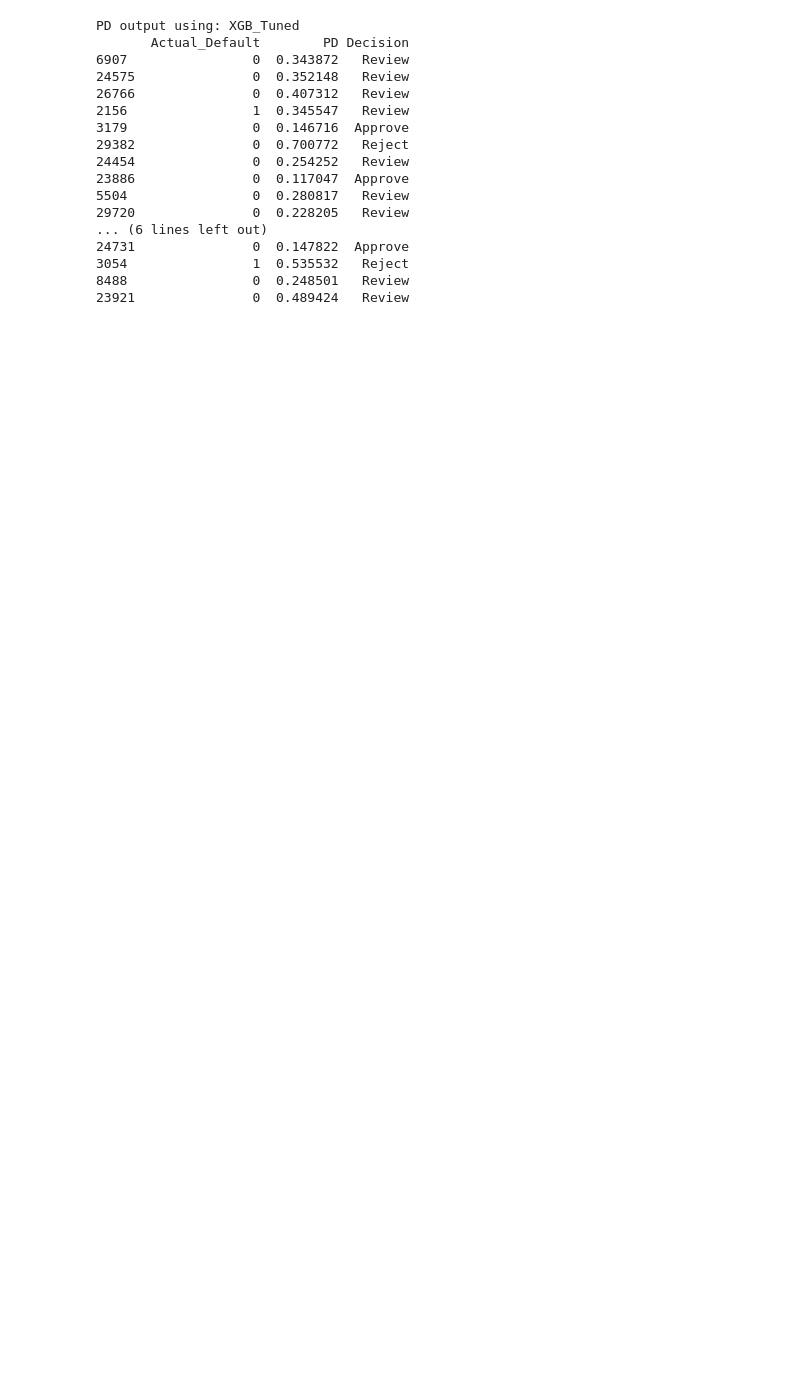
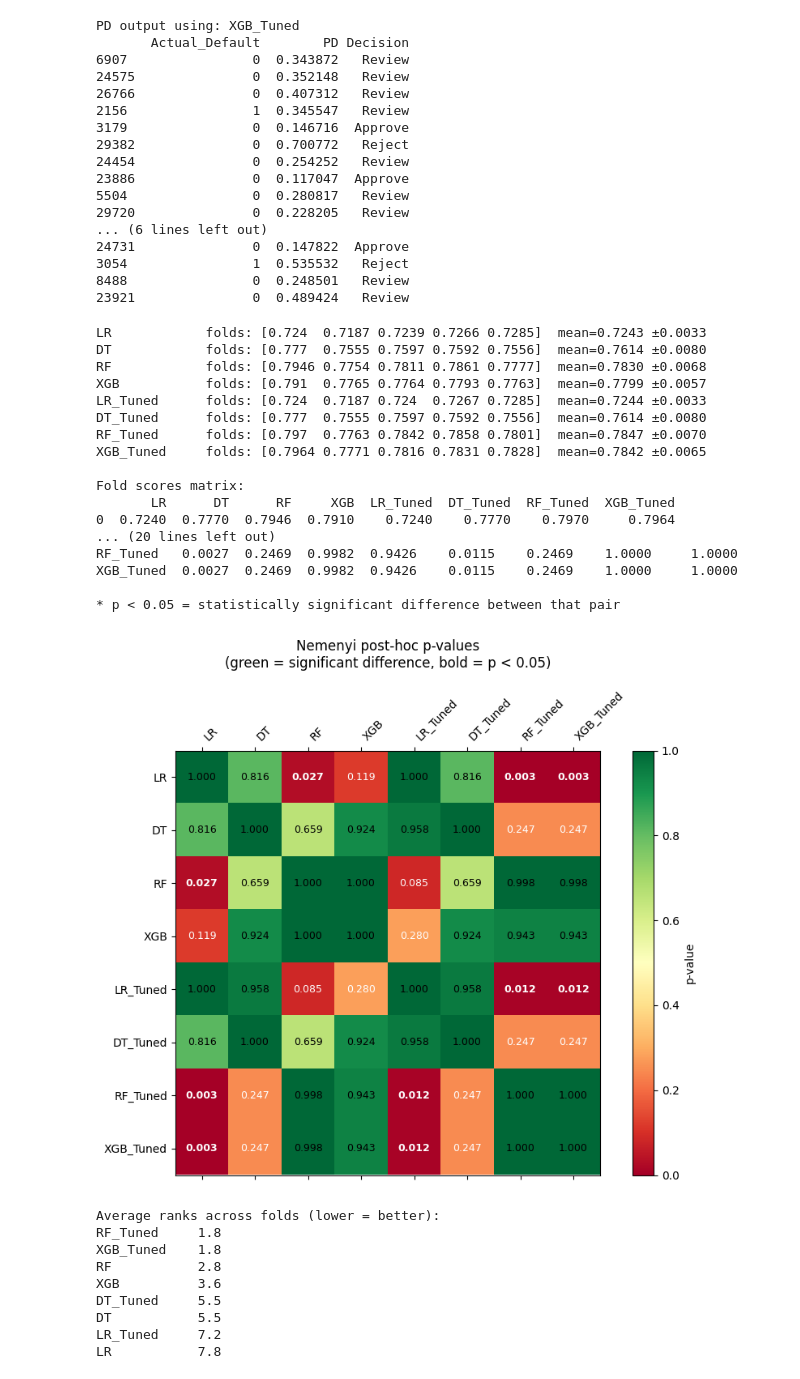
Before and after one commit to Kay79SL/Credit-Risk-Score-ML, a Jupyter notebook: data/raw/df_raw_risk_pd.ipynb, the cells around one changed output. Drawn from its saved outputs; the diff is of its cells as text; code cells hidden in the pictures; blank space fills up the shorter version.

Commit message:
Update: models testing

```diff
--- a/data/raw/df_raw_risk_pd.ipynb
+++ b/data/raw/df_raw_risk_pd.ipynb
@@ -1879,3 +1923,77 @@ ratio_cols = [f"PAY_RATIO{i}" for i in range(1, 7)] + ["PAY_RATIO_6M_MEAN"]
 
 for col in ratio_cols:
     df_fe[col] = df_fe[col].clip(upper=5)
+# %%
+# =============================================================================
+# STATISTICAL MODEL COMPARISON — FRIEDMAN + NEMENYI POST-HOC
+# =============================================================================
+
+import numpy as np
+import pandas as pd
+import matplotlib.pyplot as plt
+import scikit_posthocs as sp
+from scipy.stats import friedmanchisquare
+from sklearn.model_selection import StratifiedKFold, cross_val_score
+
+# -----------------------------------------------------------------------------
+# 1. Collect per-fold ROC-AUC scores for each model
+#    Uses the same CV object already defined
+# -----------------------------------------------------------------------------
+
+cv_friedman = StratifiedKFold(n_splits=5, shuffle=True, random_state=42)
+
+models_for_test = {
+    "LR":         logit_pipe,
+    "DT":         dt_pipe,
+    "RF":         rf_pipe,
+    "XGB":        xgb_pipe,
+    "LR_Tuned":   lr_grid.best_estimator_,
+    "DT_Tuned":   dt_grid.best_estimator_,
+    "RF_Tuned":   rf_grid.best_estimator_,
+    "XGB_Tuned":  xgb_grid.best_estimator_,
+}
+
+fold_scores = {}
+
+for name, model in models_for_test.items():
+    scores = cross_val_score(
+        model, X, y,
+        cv=cv_friedman,
+        scoring="roc_auc",
+        n_jobs=-1
+    )
+    fold_scores[name] = scores
+    print(f"{name:12s}  folds: {np.round(scores, 4)}  mean={scores.mean():.4f} ±{scores.std():.4f}")
+
+# scores_matrix: shape (n_folds=5, n_models=8)
+scores_matrix = pd.DataFrame(fold_scores)
+print("\nFold scores matrix:")
+print(scores_matrix.round(4).to_string())
+# %% [output]
+LR            folds: [0.724  0.7187 0.7239 0.7266 0.7285]  mean=0.7243 ±0.0033
+DT            folds: [0.777  0.7555 0.7597 0.7592 0.7556]  mean=0.7614 ±0.0080
+RF            folds: [0.7946 0.7754 0.7811 0.7861 0.7777]  mean=0.7830 ±0.0068
+XGB           folds: [0.791  0.7765 0.7764 0.7793 0.7763]  mean=0.7799 ±0.0057
+LR_Tuned      folds: [0.724  0.7187 0.724  0.7267 0.7285]  mean=0.7244 ±0.0033
+DT_Tuned      folds: [0.777  0.7555 0.7597 0.7592 0.7556]  mean=0.7614 ±0.0080
+RF_Tuned      folds: [0.797  0.7763 0.7842 0.7858 0.7801]  mean=0.7847 ±0.0070
+XGB_Tuned     folds: [0.7964 0.7771 0.7816 0.7831 0.7828]  mean=0.7842 ±0.0065
+
+Fold scores matrix:
+       LR      DT      RF     XGB  LR_Tuned  DT_Tuned  RF_Tuned  XGB_Tuned
+0  0.7240  0.7770  0.7946  0.7910    0.7240    0.7770    0.7970     0.7964
+... (20 lines left out)
+RF_Tuned   0.0027  0.2469  0.9982  0.9426    0.0115    0.2469    1.0000     1.0000
+XGB_Tuned  0.0027  0.2469  0.9982  0.9426    0.0115    0.2469    1.0000     1.0000
+
+* p < 0.05 = statistically significant difference between that pair
+[figure, added]
+Average ranks across folds (lower = better):
+RF_Tuned     1.8
+XGB_Tuned    1.8
+RF           2.8
+XGB          3.6
+DT_Tuned     5.5
+DT           5.5
+LR_Tuned     7.2
+LR           7.8
```
Also changed, not shown: parts of 14 cells of this notebook.
